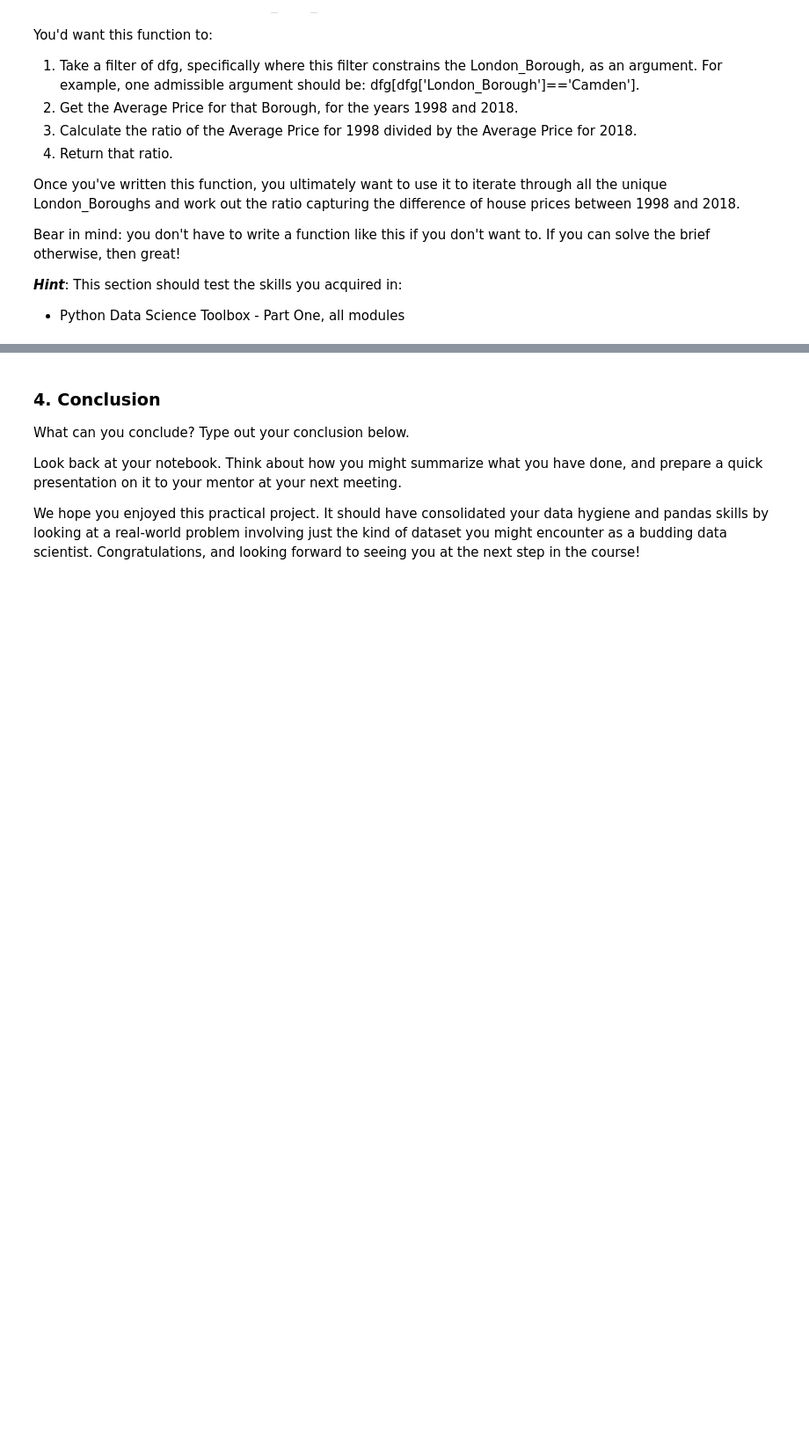
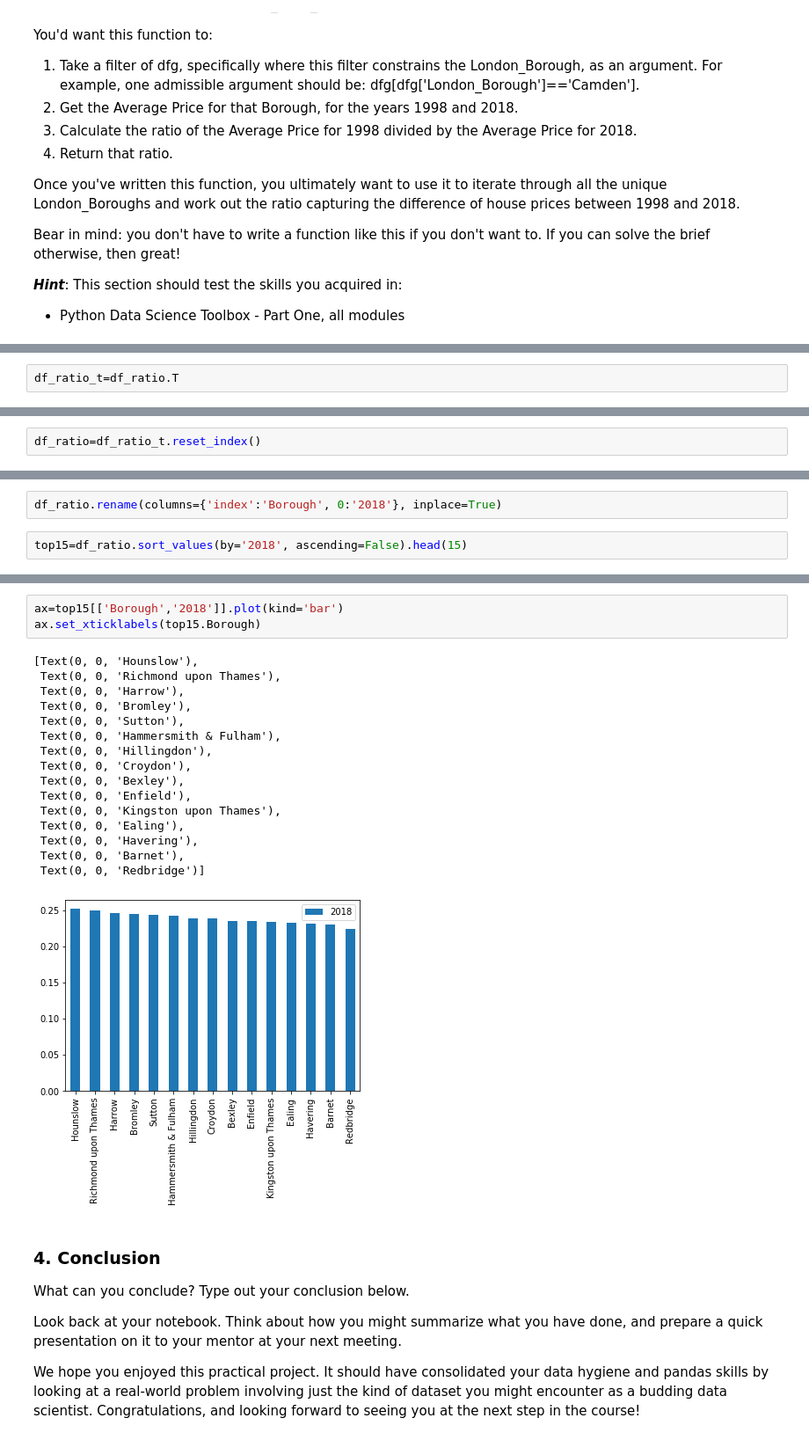
Before and after one commit to Akankshajag/Springboard, a Jupyter notebook: London_Borough.ipynb, the cells around one changed output, grey strips where cells are left out. Shown: that part at 88% size. Drawn from its saved outputs; the diff is of its cells as text; blank space fills up the shorter version.

```diff
--- a/London_Borough.ipynb
+++ b/London_Borough.ipynb
@@ -522,0 +613,2 @@ Bear in mind: you don't have to write a function like this if you don't want to.
+# %%
+df_ratio_t=df_ratio.T
@@ -522,0 +624,2 @@ Bear in mind: you don't have to write a function like this if you don't want to.
+# %%
+df_ratio=df_ratio_t.reset_index()
@@ -522,0 +635,4 @@ Bear in mind: you don't have to write a function like this if you don't want to.
+# %%
+df_ratio.rename(columns={'index':'Borough', 0:'2018'}, inplace=True)
+# %%
+top15=df_ratio.sort_values(by='2018', ascending=False).head(15)
@@ -523,3 +658,23 @@ Bear in mind: you don't have to write a function like this if you don't want to.
+# %%
+ax=top15[['Borough','2018']].plot(kind='bar')
+ax.set_xticklabels(top15.Borough)
+# %% [output]
+[Text(0, 0, 'Hounslow'),
+ Text(0, 0, 'Richmond upon Thames'),
+ Text(0, 0, 'Harrow'),
+ Text(0, 0, 'Bromley'),
+ Text(0, 0, 'Sutton'),
+ Text(0, 0, 'Hammersmith & Fulham'),
+ Text(0, 0, 'Hillingdon'),
+ Text(0, 0, 'Croydon'),
+ Text(0, 0, 'Bexley'),
+ Text(0, 0, 'Enfield'),
+ Text(0, 0, 'Kingston upon Thames'),
+ Text(0, 0, 'Ealing'),
+ Text(0, 0, 'Havering'),
+ Text(0, 0, 'Barnet'),
+ Text(0, 0, 'Redbridge')]
+[figure, added]
 # %% [markdown]
 ### 4. Conclusion
 What can you conclude? Type out your conclusion below.
```
Also changed, not shown: parts of 16 cells of this notebook.
